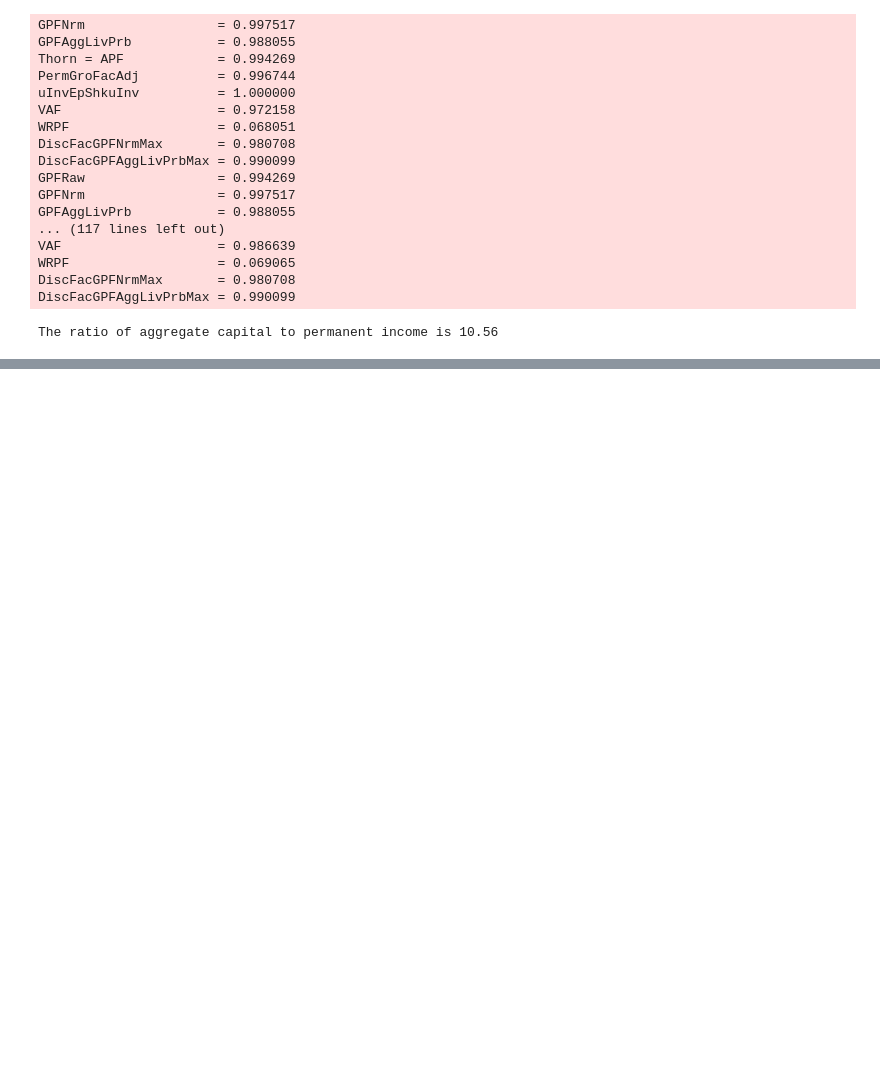
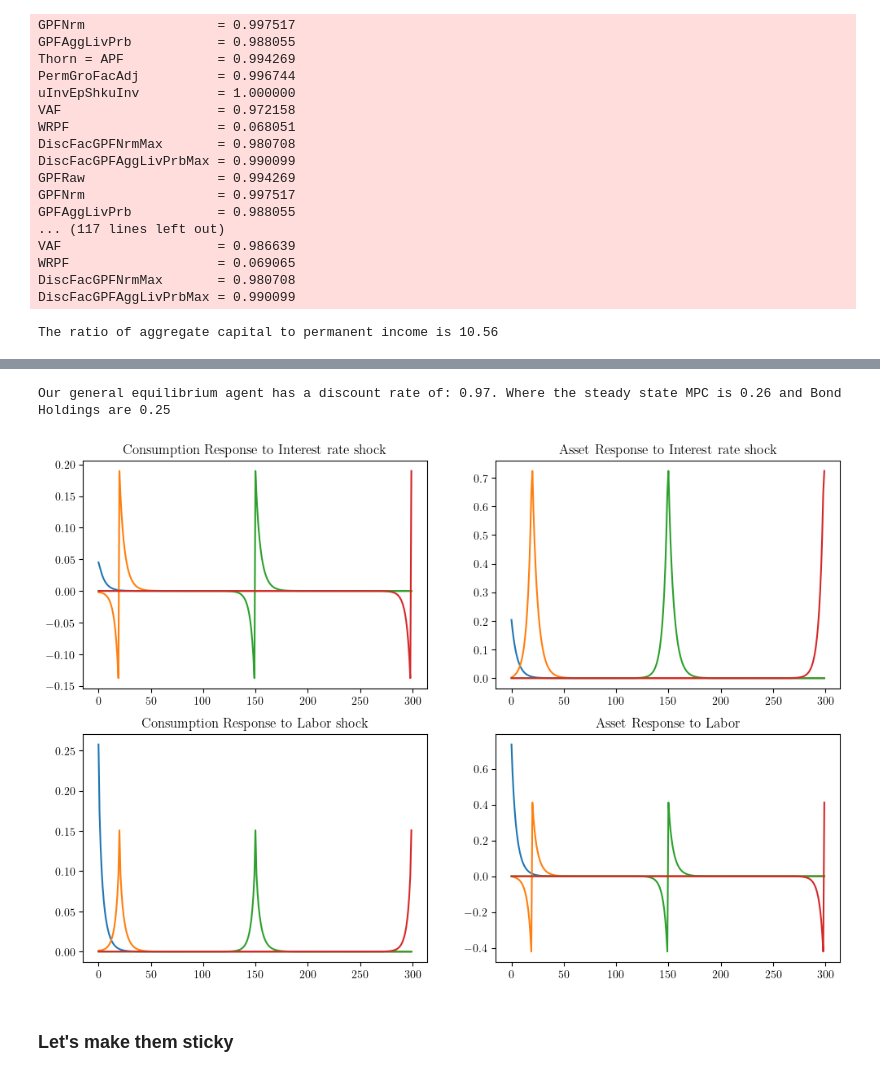
Before and after one commit to AMonninger/REMARK_IMF, a Jupyter notebook: code/python/03_Creating_realistic_aggregate_consumption_responses.ipynb, the cells around one changed output, grey strips where cells are left out. Drawn from its saved outputs; the diff is of its cells as text; code cells hidden in the pictures; blank space fills up the shorter version.

```diff
--- a/code/python/03_Creating_realistic_aggregate_consumption_responses.ipynb
+++ b/code/python/03_Creating_realistic_aggregate_consumption_responses.ipynb
@@ -990,0 +493,8 @@ plot_MP(Mr_list, M_list, filename='sticky_exp', legend_list=legend_list)
+# %%
+# to add taxes, labor, and wage. This ensures that we can shock each variable.
+def function(taxrate, labor, wage):
+
+    z = (1- taxrate)*labor*wage
+    return z
+
+HANK_Dict['TranShkMean_Func'] = [function]
@@ -990,0 +515,49 @@ plot_MP(Mr_list, M_list, filename='sticky_exp', legend_list=legend_list)
+# %%
+# Create a new agent
+HANK_Dict['DiscFac'] = DiscFac
+Agent_GE = IndShockConsumerType(**HANK_Dict, verbose = False)
+# %%
+A_ss, C_ss = Agent_GE.compute_steady_state()
+MPC = Agent_GE.calc_jacobian('labor',T)[0][0][0]
+print('Our general equilibrium agent has a discount rate of: ' + "%.2f" % Agent_GE.DiscFac +'. Where the steady state MPC is ' + "%.2f" % MPC + ' and Bond Holdings are ' + "%.2f" % A_ss)
+# %% [output]
+Our general equilibrium agent has a discount rate of: 0.97. Where the steady state MPC is 0.26 and Bond Holdings are 0.25
+# %%
+CJACR, AJACR = Agent_GE.calc_jacobian('Rfree',T)
+CJACZ, AJACZ = Agent_GE.calc_jacobian('labor', T)
+# %%
+fig, axs = plt.subplots(2, 2, figsize=(12, 8))
+
+# Consumption Response to Interest rate shock
+axs[0, 0].plot(CJACR.T[0])
+axs[0, 0].plot(CJACR.T[20])
+axs[0, 0].plot(CJACR.T[150])
+axs[0, 0].plot(CJACR.T[-1])
+axs[0, 0].set_title("Consumption Response to Interest rate shock")
+
+# Asset Response to Interest rate shock
+axs[0, 1].plot(AJACR.T[0])
+axs[0, 1].plot(AJACR.T[20])
+axs[0, 1].plot(AJACR.T[150])
+axs[0, 1].plot(AJACR.T[-1])
+axs[0, 1].set_title("Asset Response to Interest rate shock")
+
+# Consumption Response to Labor shock
+axs[1, 0].plot(CJACZ.T[0])
+axs[1, 0].plot(CJACZ.T[20])
+axs[1, 0].plot(CJACZ.T[150])
+axs[1, 0].plot(CJACZ.T[-1])
+axs[1, 0].set_title("Consumption Response to Labor shock")
+
+# Asset Response to Labor
+axs[1, 1].plot(AJACZ.T[0])
+axs[1, 1].plot(AJACZ.T[20])
+axs[1, 1].plot(AJACZ.T[150])
+axs[1, 1].plot(AJACZ.T[-1])
+axs[1, 1].set_title("Asset Response to Labor")
+
+plt.show()
+# %% [output]
+[figure, added]
+# %% [markdown]
+### Let's make them sticky
```
Also changed, not shown: parts of 75 cells of this notebook, 15 other files.
